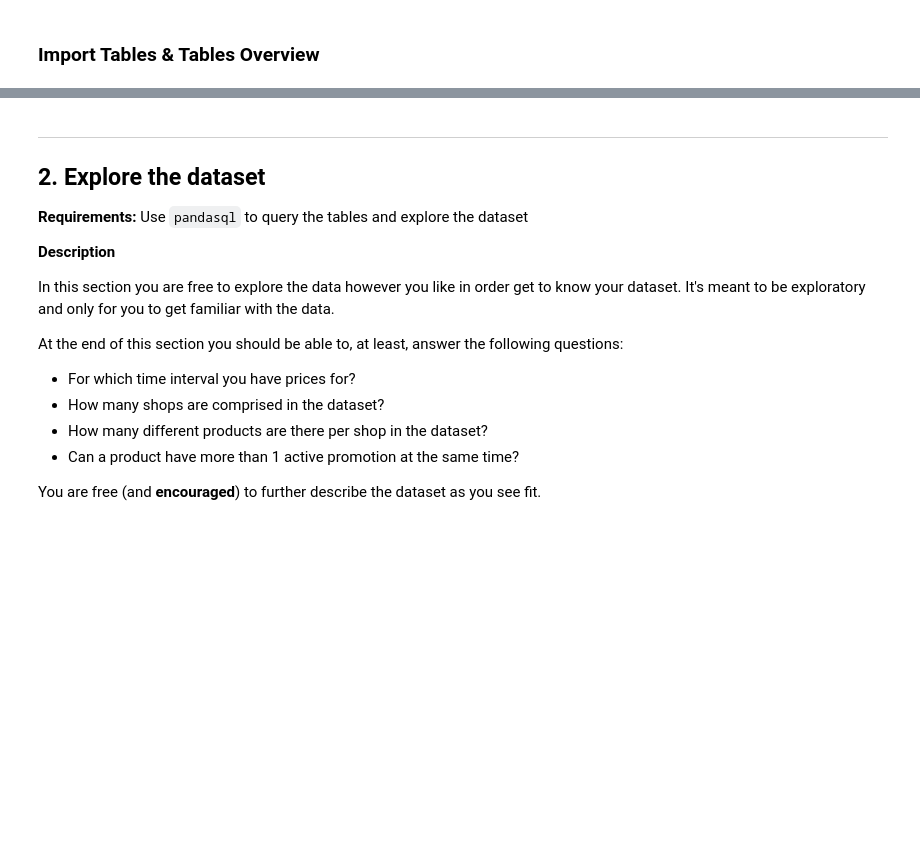
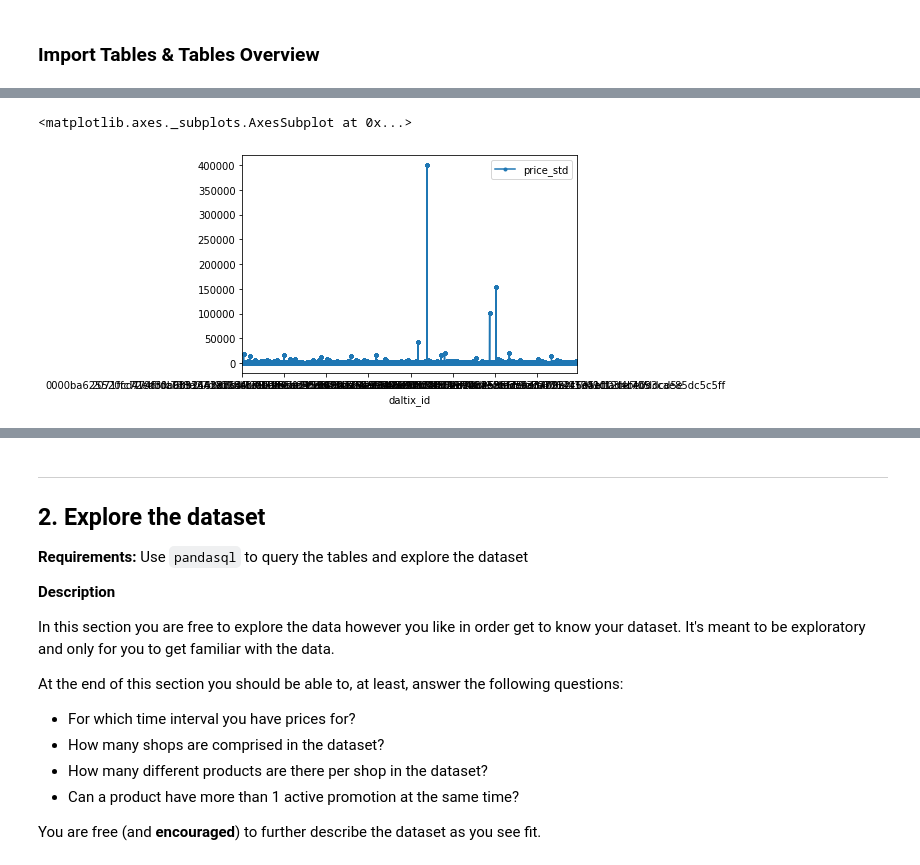
Before and after one commit to sofiarvaz/da_challenge, a Jupyter notebook: da_challenge.ipynb, the cells around one changed output, grey strips where cells are left out. Saved outputs shown, nothing was run; the diff lists cells and outputs as text; code cells hidden in the pictures; blank space fills up the shorter version.

```diff
--- a/da_challenge.ipynb
+++ b/da_challenge.ipynb
@@ -42,0 +140,23 @@ promo_tab = pd.read_csv ('C:/Users/Vaz/Desktop/DALTIX/promo.csv', sep=',', skip_
+# %%
+## Eliminate duplicate rows:
+price_tab = price_tab.drop_duplicates(keep='first')
+
+## Eliminate rows with NaN values in 'price' column:
+price_tab = price_tab.dropna(axis=0, subset=['price'])
+# %%
+## Check for outliers:
+
+## Check for outliers visually by finding the standard deviation by 'daltix_id':
+find_outliers_tab = price_tab[['daltix_id', 'location', 'price', 'date']].copy().drop_duplicates(keep='first')
+stdeviations = find_outliers_tab.groupby('daltix_id').std()
+
+## Add price standard deviation as 'price_std' to the table 'find_outliers_tab' and 'price_tab':
+stdeviations.columns = stdeviations.columns + '_std'
+find_outliers_tab = pd.merge(find_outliers_tab, stdeviations.price_std, how='outer', on=['daltix_id'])
+price_tab = pd.merge(price_tab, stdeviations.price_std, how='outer', on=['daltix_id'])
+
+## Plot 'price_std' per 'daltix_id':
+find_outliers_tab.plot(x="daltix_id", y="price_std", marker='.')
+# %% [output]
+<matplotlib.axes._subplots.AxesSubplot at 0x...>
+[figure, added]
```
Also changed, not shown: parts of 14 cells of this notebook.
